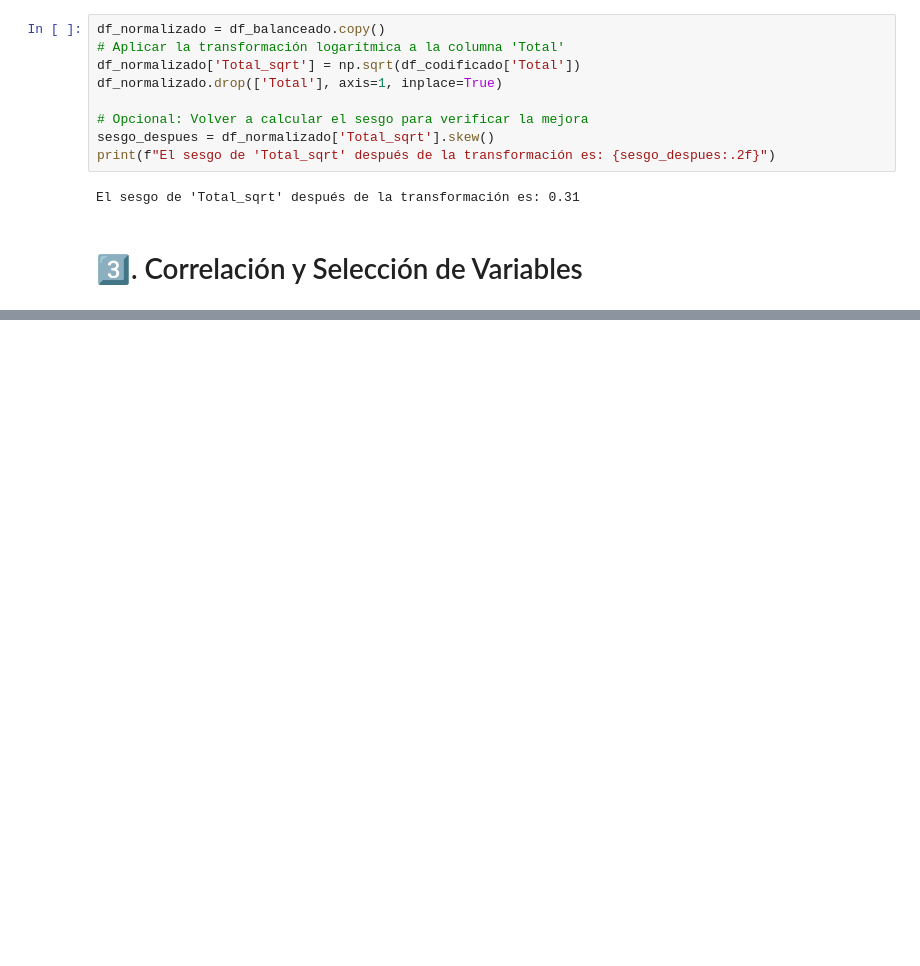
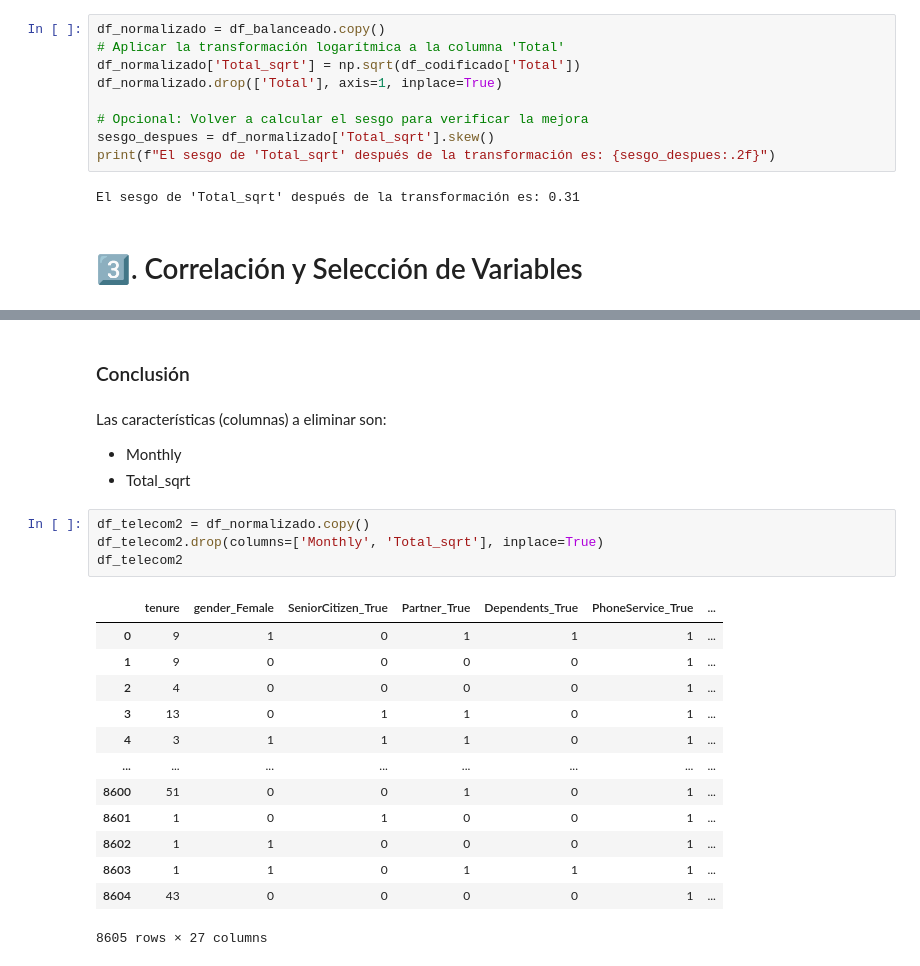
Before and after one commit to Karen-13C/Challenge_MachineLearnig, a Jupyter notebook: TelecomX_2.ipynb, the cells around one changed output, grey strips where cells are left out. Drawn from its saved outputs; the diff is of its cells as text; blank space fills up the shorter version.

```diff
--- a/TelecomX_2.ipynb
+++ b/TelecomX_2.ipynb
@@ -341,0 +478,24 @@ El sesgo de 'Total_sqrt' después de la transformación es: 0.31
+# %% [markdown]
+### Conclusión
+# %% [markdown]
+Las características (columnas) a eliminar son:
+* Monthly
+* Total_sqrt
+# %%
+df_telecom2 = df_normalizado.copy()
+df_telecom2.drop(columns=['Monthly', 'Total_sqrt'], inplace=True)
+df_telecom2
+# %% [output]
+|  | tenure | gender_Female | SeniorCitizen_True | Partner_True | Dependents_True | PhoneService_True | ... |
+| 0 | 9 | 1 | 0 | 1 | 1 | 1 | ... |
+| 1 | 9 | 0 | 0 | 0 | 0 | 1 | ... |
+| 2 | 4 | 0 | 0 | 0 | 0 | 1 | ... |
+| 3 | 13 | 0 | 1 | 1 | 0 | 1 | ... |
+| 4 | 3 | 1 | 1 | 1 | 0 | 1 | ... |
+| ... | ... | ... | ... | ... | ... | ... | ... |
+| 8600 | 51 | 0 | 0 | 1 | 0 | 1 | ... |
+| 8601 | 1 | 0 | 1 | 0 | 0 | 1 | ... |
+| 8602 | 1 | 1 | 0 | 0 | 0 | 1 | ... |
+| 8603 | 1 | 1 | 0 | 1 | 1 | 1 | ... |
+| 8604 | 43 | 0 | 0 | 0 | 0 | 1 | ... |
+8605 rows × 27 columns
```
Also changed, not shown: parts of 19 cells of this notebook.
